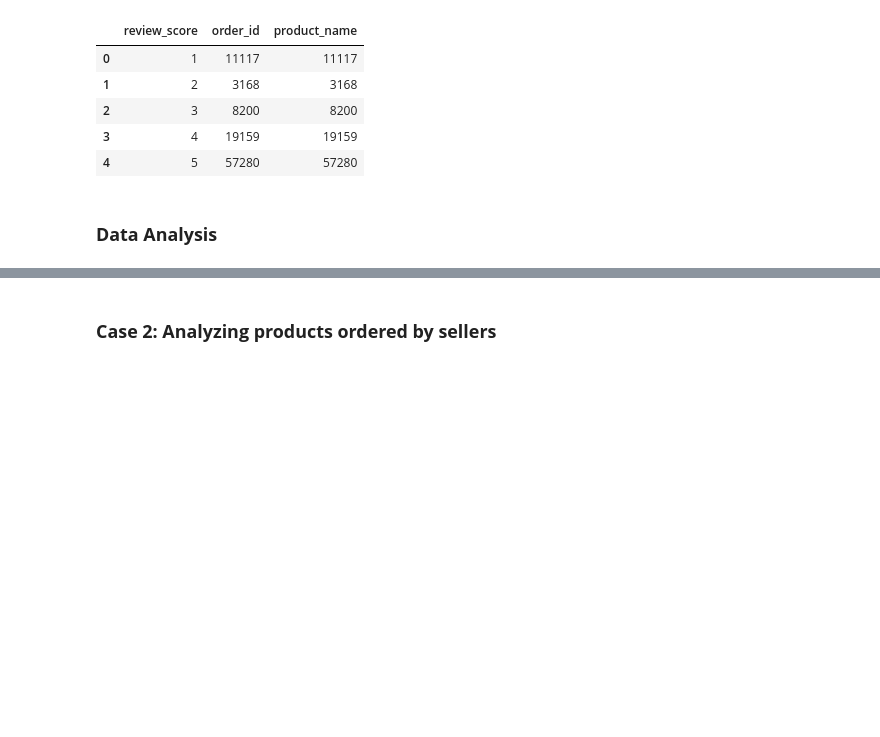
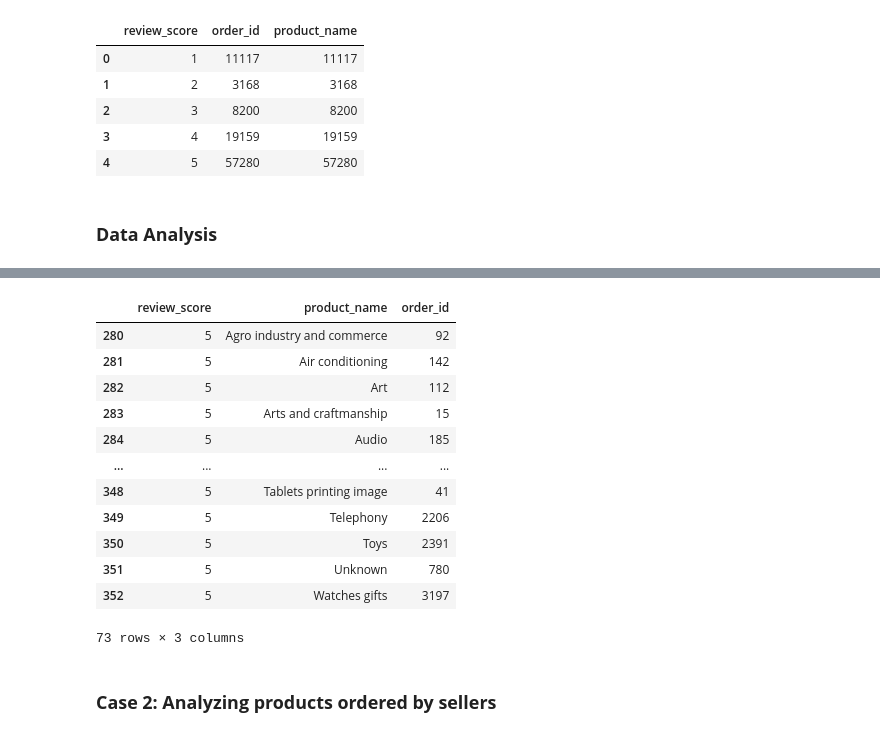
Before and after one commit to aifakhri/data-cleansing-sql-python, a Jupyter notebook: product_analysis.ipynb, the cells around one changed output, grey strips where cells are left out. Drawn from its saved outputs; the diff is of its cells as text; code cells hidden in the pictures; blank space fills up the shorter version.

```diff
--- a/product_analysis.ipynb
+++ b/product_analysis.ipynb
@@ -471,3 +456,19 @@ plt.show()
+# %%
+highest_score =
+# %% [output]
+|  | review_score | product_name | order_id |
+| 280 | 5 | Agro industry and commerce | 92 |
+| 281 | 5 | Air conditioning | 142 |
+| 282 | 5 | Art | 112 |
+| 283 | 5 | Arts and craftmanship | 15 |
+| 284 | 5 | Audio | 185 |
+| ... | ... | ... | ... |
+| 348 | 5 | Tablets printing image | 41 |
+| 349 | 5 | Telephony | 2206 |
+| 350 | 5 | Toys | 2391 |
+| 351 | 5 | Unknown | 780 |
+| 352 | 5 | Watches gifts | 3197 |
+73 rows × 3 columns
 # %% [markdown]
 ### **Case 2: Analyzing products ordered by sellers**
 # %% [markdown]
```
Also changed, not shown: parts of 5 cells of this notebook.
